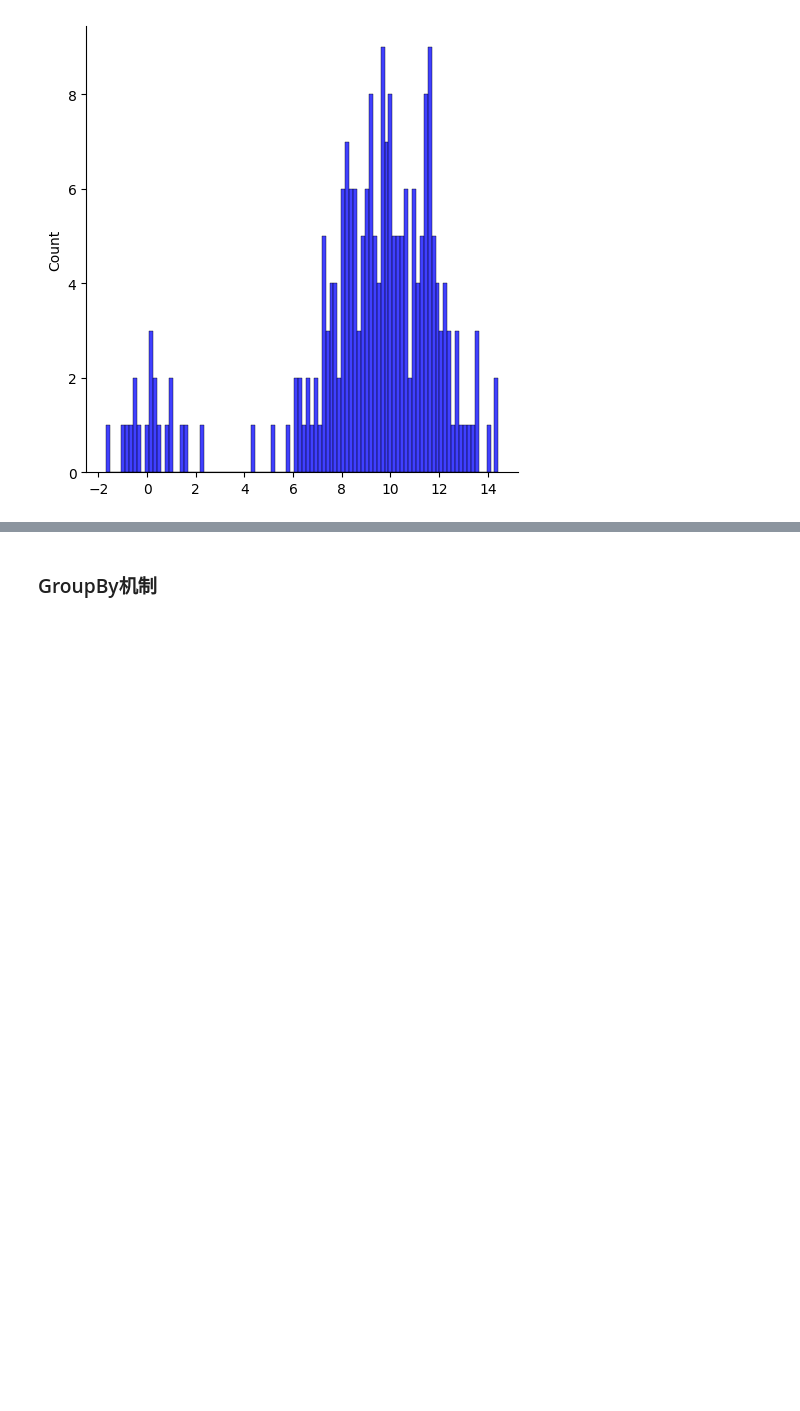
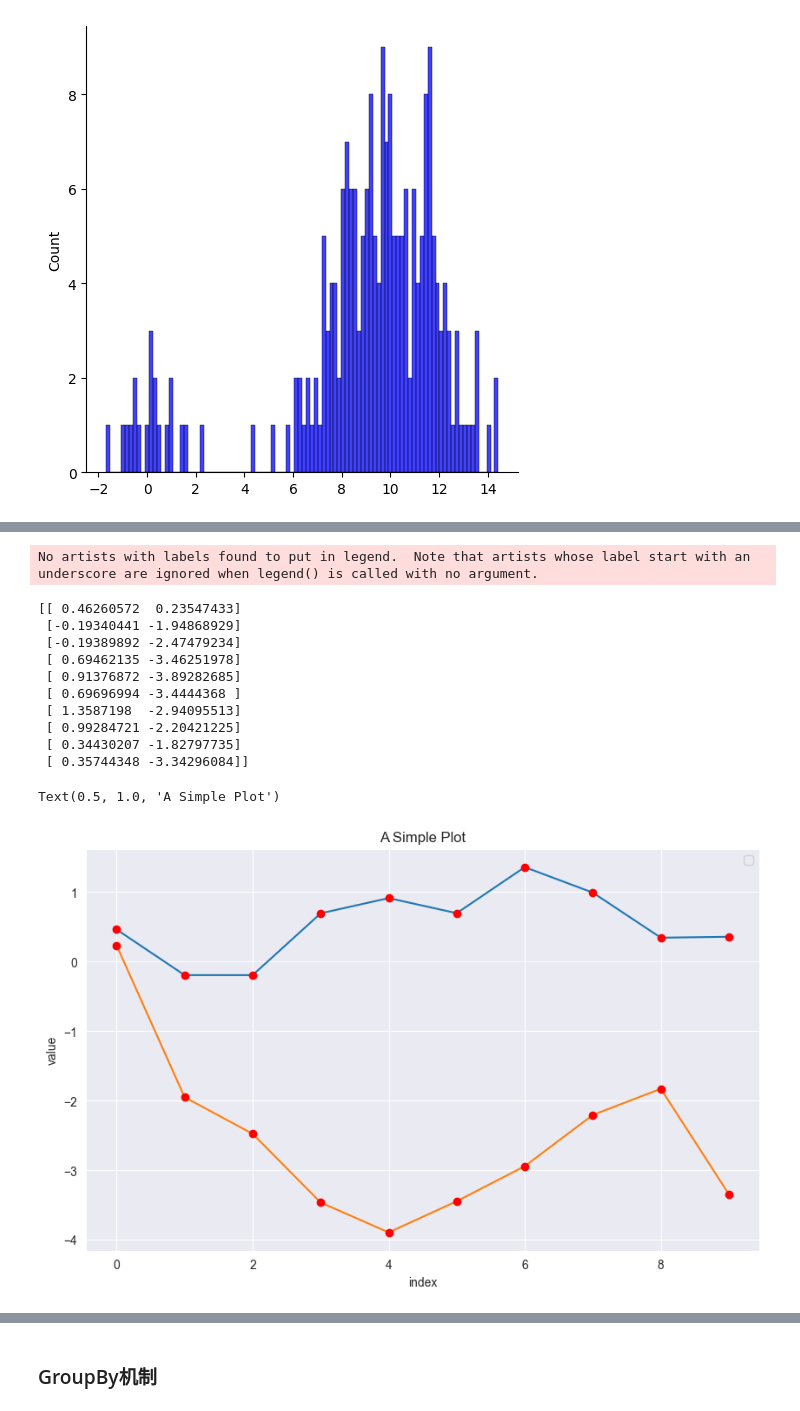
Before and after one commit to eastyell/study_python, a Jupyter notebook: study.ipynb, the cells around one changed output, grey strips where cells are left out. Saved outputs shown, nothing was run; the diff lists cells and outputs as text; code cells hidden in the pictures; blank space fills up the shorter version.

```diff
--- a/study.ipynb
+++ b/study.ipynb
@@ -1088,0 +1104,25 @@ sns.displot(values, bins=100, color='b')
+# %%
+import random
+y = np.random.standard_normal((10, 2)).cumsum(axis=0)
+print(y)
+plt.figure(figsize=(10, 6))
+plt.plot(y, lw=1.5)
+plt.plot(y,'ro')
+plt.legend(loc=0) # 图列放置最佳位置
+plt.xlabel('index')
+plt.ylabel('value')
+plt.title('A Simple Plot')
+# %% [output]
+No artists with labels found to put in legend.  Note that artists whose label start with an underscore are ignored when legend() is called with no argument.
+[[ 0.46260572  0.23547433]
+ [-0.19340441 -1.94868929]
+ [-0.19389892 -2.47479234]
+ [ 0.69462135 -3.46251978]
+ [ 0.91376872 -3.89282685]
+ [ 0.69696994 -3.4444368 ]
+ [ 1.3587198  -2.94095513]
+ [ 0.99284721 -2.20421225]
+ [ 0.34430207 -1.82797735]
+ [ 0.35744348 -3.34296084]]
+Text(0.5, 1.0, 'A Simple Plot')
+[figure, added]
```
Also changed, not shown: parts of 3 cells of this notebook.
